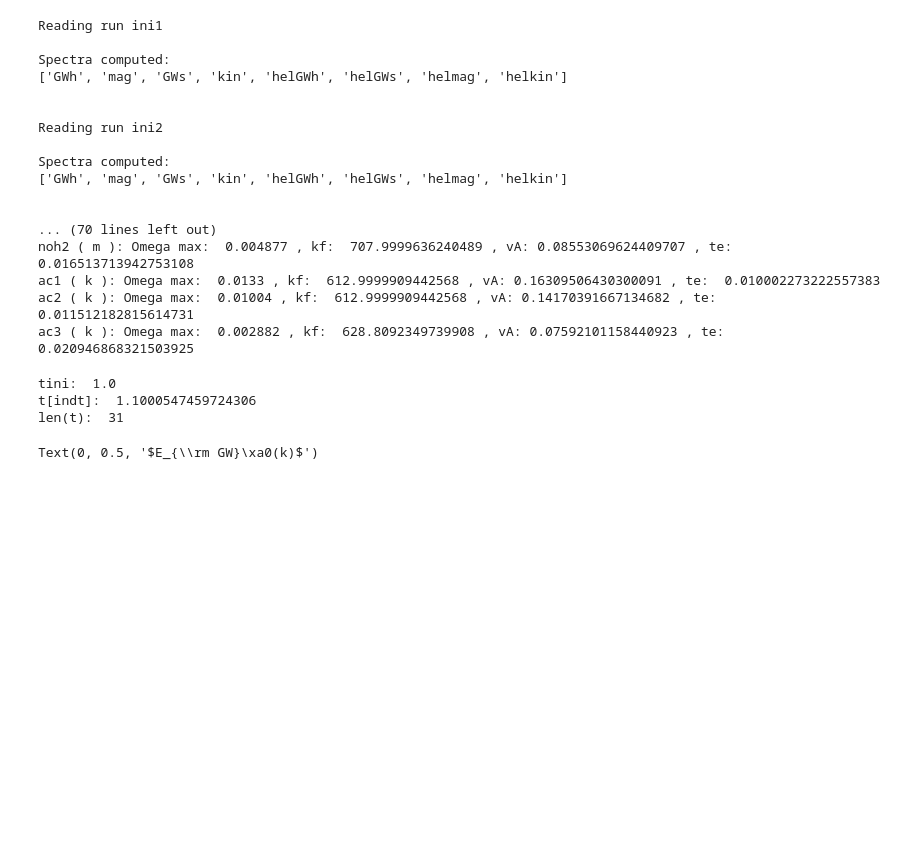
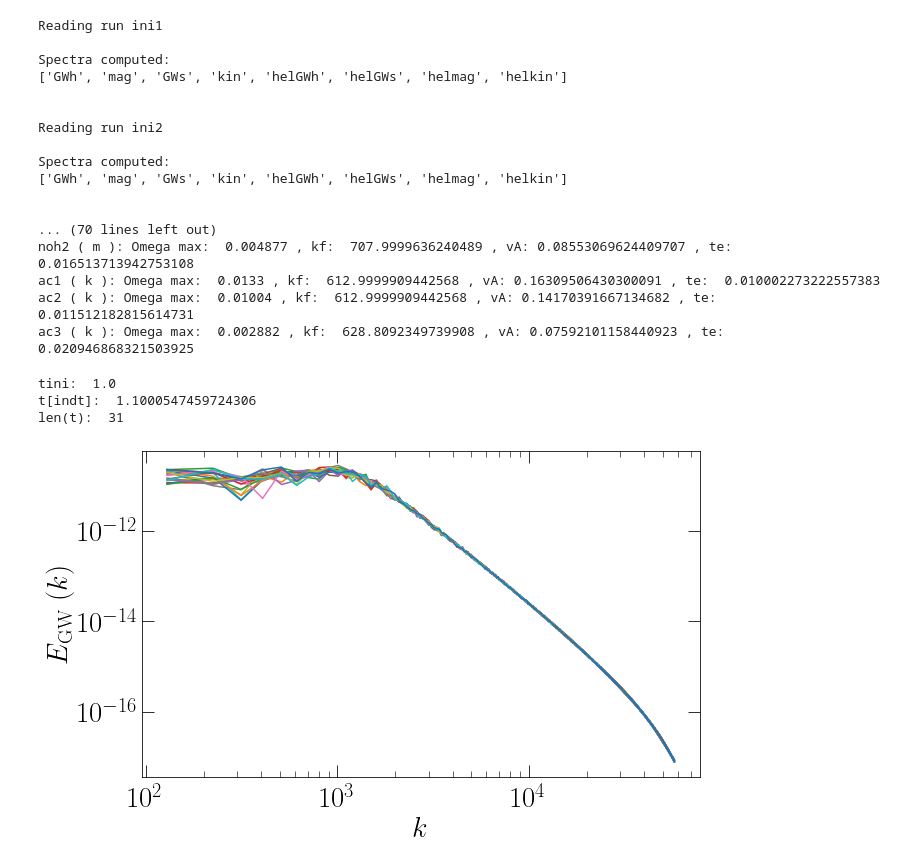
Before and after one commit to AlbertoRoper/GW_turbulence, a Jupyter notebook: PRD_1903_08585/PRD_2020_init.ipynb, the cells around one changed output. Saved outputs shown, nothing was run; the diff lists cells and outputs as text; code cells hidden in the pictures; blank space fills up the shorter version.

```diff
--- a/PRD_1903_08585/PRD_2020_init.ipynb
+++ b/PRD_1903_08585/PRD_2020_init.ipynb
@@ -43,32 +43,32 @@ ac3 ( k ): Omega max:  0.002882 , kf:  628.8092349739908 , vA: 0.075921011584409
 # We now compute the average and maximum spectra over time
 # We study which is the index of the time array after which the spectra are no longer growing
 # but just oscillating
 
 ### the resulting indices for the current runs are:
 ### runs : ini1, ini2, ini3, hel1, hel2, hel3, hel4, noh1, noh2, ac1, ac2, ac3
 ### indt : 3, 50, 300, 10, 20, 80, 15, 10, 30, 11, 10, 20
 
 import matplotlib.pyplot as plt
 import os
 CWD = os.getcwd()
 os.chdir('..')
 import plot_sets
 os.chdir(CWD)
 
 run = runs.get('ini1')
 t = run.spectra.get('t_GWs')
 
 plt.figure(figsize=(10,6))
 indt = 10
 run.min_max_stat(indt=indt, sp='EGW', plot=True)
 plot_sets.axes_lines()
 
 print('tini: ', run.tini)
 print('t[indt]: ', t[indt])
 print('len(t): ', len(t))
-plt.ylabel(r'$E_{\rm GW} (k)$')
+_ = plt.ylabel(r'$E_{\rm GW} (k)$')
 # %% [output]
 tini:  1.0
 t[indt]:  1.1000547459724306
 len(t):  31
-Text(0, 0.5, '$E_{\\rm GW}\xa0(k)$')
+[figure, added]
```
